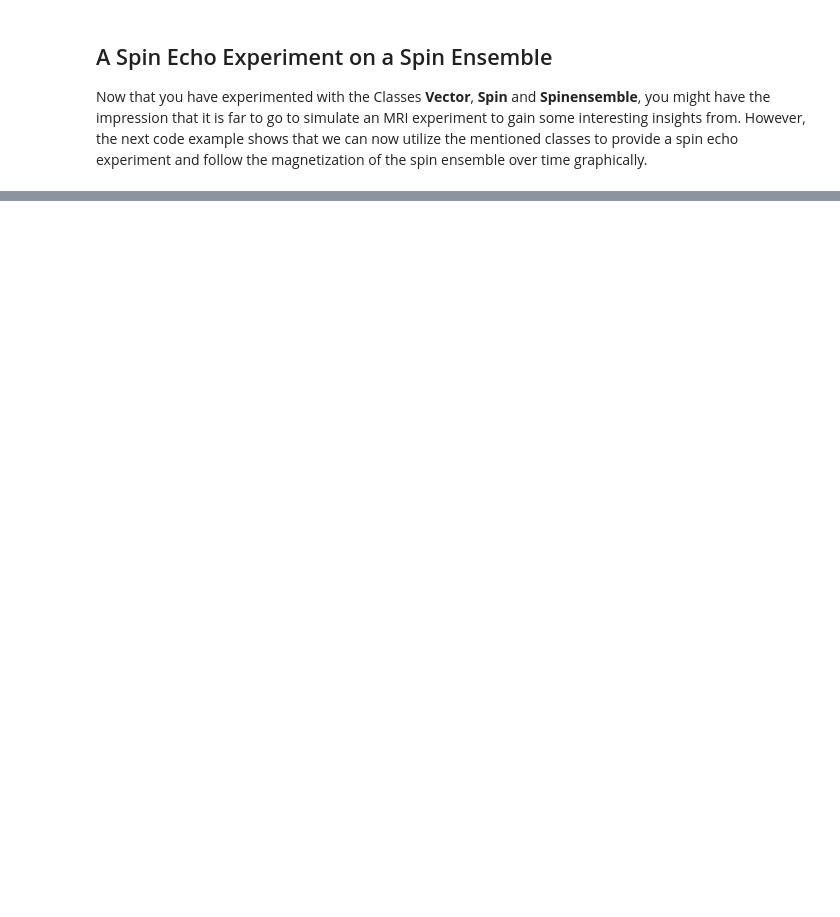
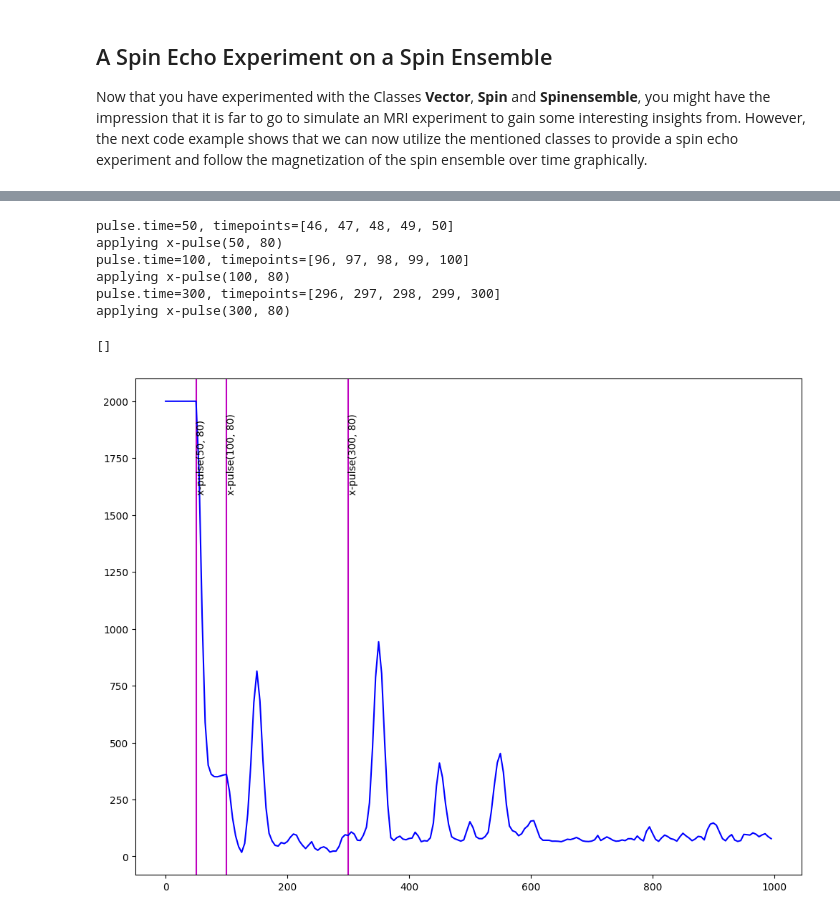
Before and after one commit to dbonekamp/spin_simulation, a Jupyter notebook: spin_simulation/spin_simulation.ipynb, the cells around one changed output, grey strips where cells are left out. Drawn from its saved outputs; the diff is of its cells as text; code cells hidden in the pictures; blank space fills up the shorter version.

```diff
--- a/spin_simulation/spin_simulation.ipynb
+++ b/spin_simulation/spin_simulation.ipynb
@@ -288,0 +386,20 @@ plt.plot(signal_over_time)
+# %%
+
+pulseSequence = PulseSequence()
+pulseSequence.add(Pulse("x-pulse", 50, 80))
+pulseSequence.add(Pulse("x-pulse", 100, 80))
+pulseSequence.add(Pulse("x-pulse", 300, 80))
+
+signal_over_time = pulseSequence.simulate(spins, timepoints)
+pulseSequence.plotWithSignal(signal_over_time)
+
+signal_over_time[2]
+# %% [output]
+pulse.time=50, timepoints=[46, 47, 48, 49, 50]
+applying x-pulse(50, 80)
+pulse.time=100, timepoints=[96, 97, 98, 99, 100]
+applying x-pulse(100, 80)
+pulse.time=300, timepoints=[296, 297, 298, 299, 300]
+applying x-pulse(300, 80)
+[]
+[figure, added]
```
Also changed, not shown: parts of 10 cells of this notebook.
